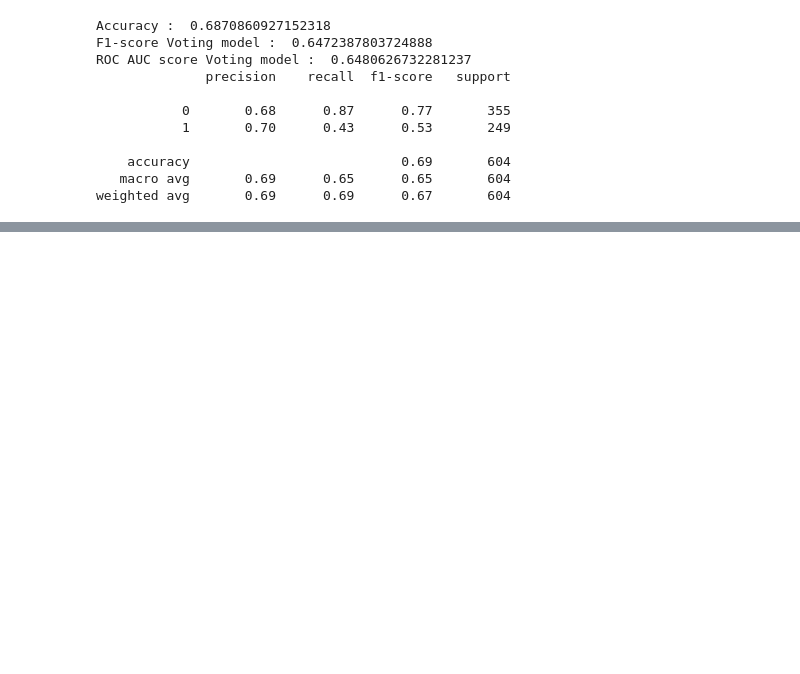
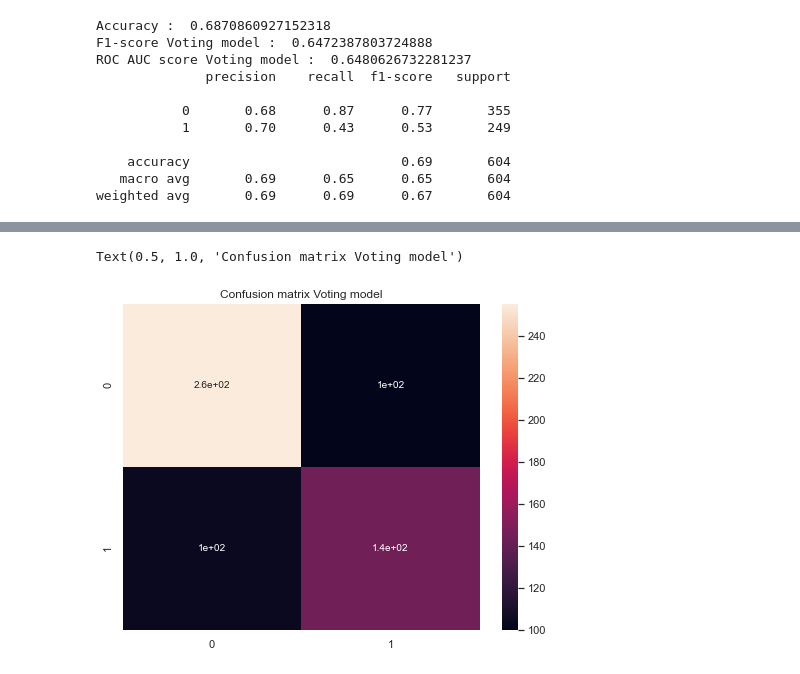
Before and after one commit to MohamedNennouche/water-potability, a Jupyter notebook: water-notebook.ipynb, the cells around one changed output, grey strips where cells are left out. Saved outputs shown, nothing was run; the diff lists cells and outputs as text; code cells hidden in the pictures; blank space fills up the shorter version.

```diff
--- a/water-notebook.ipynb
+++ b/water-notebook.ipynb
@@ -759,0 +788,20 @@ weighted avg       0.69      0.69      0.67       604
+# %%
+fv_train_resample = fv_train.copy()
+etiq_train_resample = etiq_train.copy()
+
+data_no = fv_train_resample[etiq_train==0]
+data_yes = fv_train_resample[etiq_train==1]
+
+etiq_no = etiq_train_resample[etiq_train==0]
+etiq_yes = etiq_train_resample[etiq_train==1]
+# %%
+data_no = resample(data_no, replace=True, n_samples=1000,random_state=123)
+data_yes = resample(data_yes, replace=True, n_samples=1000,random_state=123)
+
+etiq_no = resample(etiq_no, replace=True, n_samples=1000,random_state=123)
+etiq_yes = resample(etiq_yes, replace=True, n_samples=1000,random_state=123)
+
+fv_train_balanced = pd.concat([data_no, data_yes])
+
+etiq_train_balanced = pd.concat([etiq_no, etiq_yes])
+etiq_train_balanced.value_counts()
@@ -759,0 +812,3 @@ weighted avg       0.69      0.69      0.67       604
+# %%
+voting_model = VotingClassifier(estimators=list_models, voting='soft')
+voting_model.fit(fv_train_balanced,etiq_train_balanced)
@@ -759,0 +850,7 @@ weighted avg       0.69      0.69      0.67       604
+# %%
+yvoting_model = voting_model.predict(fv_test)
+
+print("Accuracy : ",metrics.accuracy_score(etiq_test, yvoting_model))
+print("F1-score Voting model : ",metrics.f1_score(etiq_test, yvoting_model, average='macro'))
+print("ROC AUC score Voting model : ", metrics.roc_auc_score(etiq_test, yvoting_model, average='macro'))
+print(metrics.classification_report(etiq_test, yvoting_model))
@@ -759,0 +869,7 @@ weighted avg       0.69      0.69      0.67       604
+# %%
+plt.figure(figsize=(8,6))
+sns.heatmap(metrics.confusion_matrix(etiq_test, yvoting_model), annot=True, annot_kws={"size": 10})
+plt.title('Confusion matrix Voting model')
+# %% [output]
+Text(0.5, 1.0, 'Confusion matrix Voting model')
+[figure, added]
```
Also changed, not shown: parts of 8 cells of this notebook, 5 other files.
